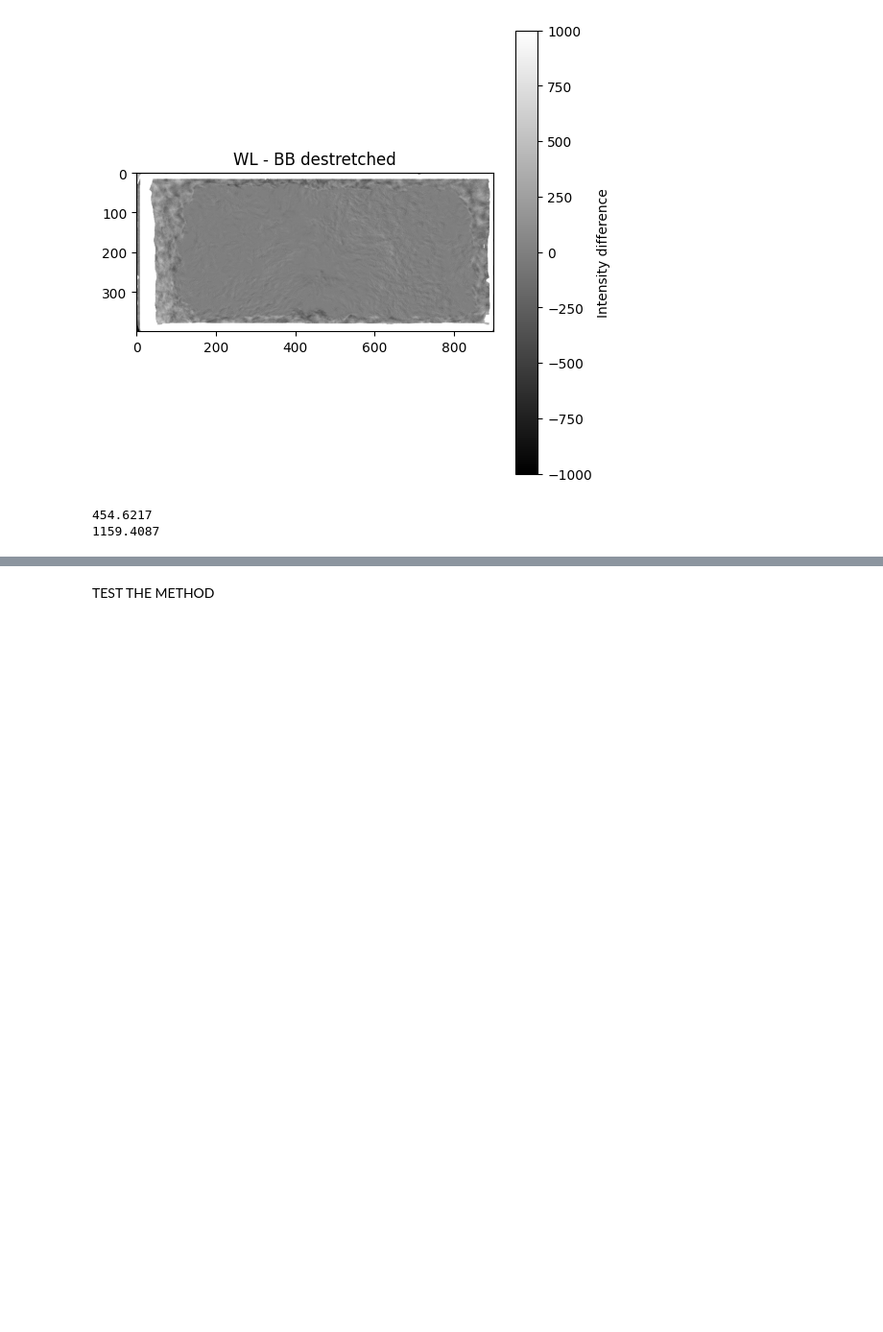
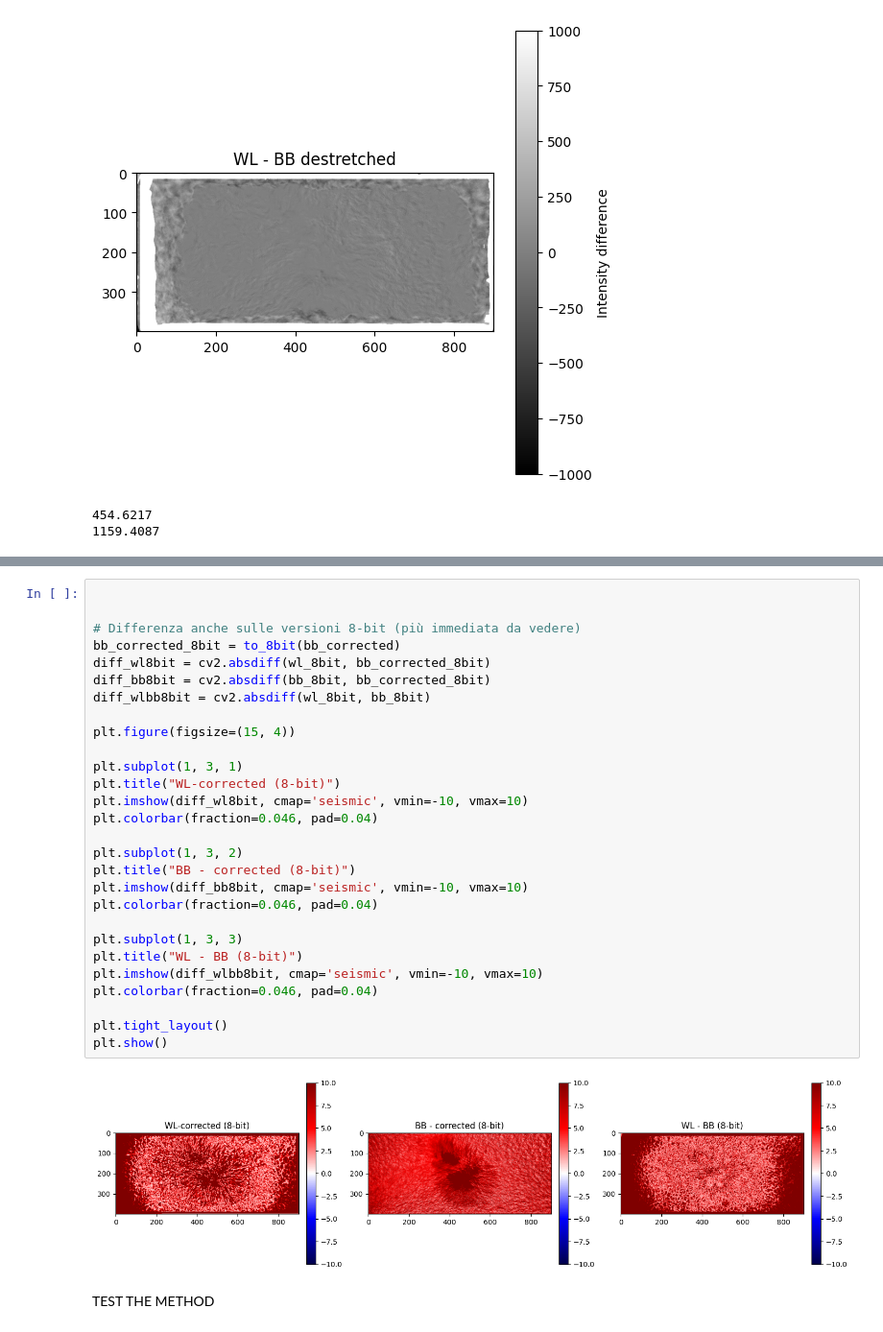
Before and after one commit to FabianaFerrente/ibis_pipeline, a Jupyter notebook: dest_ibis.ipynb, the cells around one changed output, grey strips where cells are left out. Shown at 96% size. Saved outputs shown, nothing was run; the diff lists cells and outputs as text; blank space fills up the shorter version.

```diff
--- a/dest_ibis.ipynb
+++ b/dest_ibis.ipynb
@@ -195,3 +335,33 @@ print(np.std(subtracted_image))
+# %%
+
+
+# Differenza anche sulle versioni 8-bit (più immediata da vedere)
+bb_corrected_8bit = to_8bit(bb_corrected)
+diff_wl8bit = cv2.absdiff(wl_8bit, bb_corrected_8bit)
+diff_bb8bit = cv2.absdiff(bb_8bit, bb_corrected_8bit)
+diff_wlbb8bit = cv2.absdiff(wl_8bit, bb_8bit)
+
+plt.figure(figsize=(15, 4))
+
+plt.subplot(1, 3, 1)
+plt.title("WL-corrected (8-bit)")
+plt.imshow(diff_wl8bit, cmap='seismic', vmin=-10, vmax=10)
+plt.colorbar(fraction=0.046, pad=0.04)
+
+plt.subplot(1, 3, 2)
+plt.title("BB - corrected (8-bit)")
+plt.imshow(diff_bb8bit, cmap='seismic', vmin=-10, vmax=10)
+plt.colorbar(fraction=0.046, pad=0.04)
+
+plt.subplot(1, 3, 3)
+plt.title("WL - BB (8-bit)")
+plt.imshow(diff_wlbb8bit, cmap='seismic', vmin=-10, vmax=10)
+plt.colorbar(fraction=0.046, pad=0.04)
+
+plt.tight_layout()
+plt.show()
+# %% [output]
+[figure, added]
 # %% [markdown]
 TEST THE METHOD
 # %%
```
Also changed, not shown: parts of 3 cells of this notebook.
